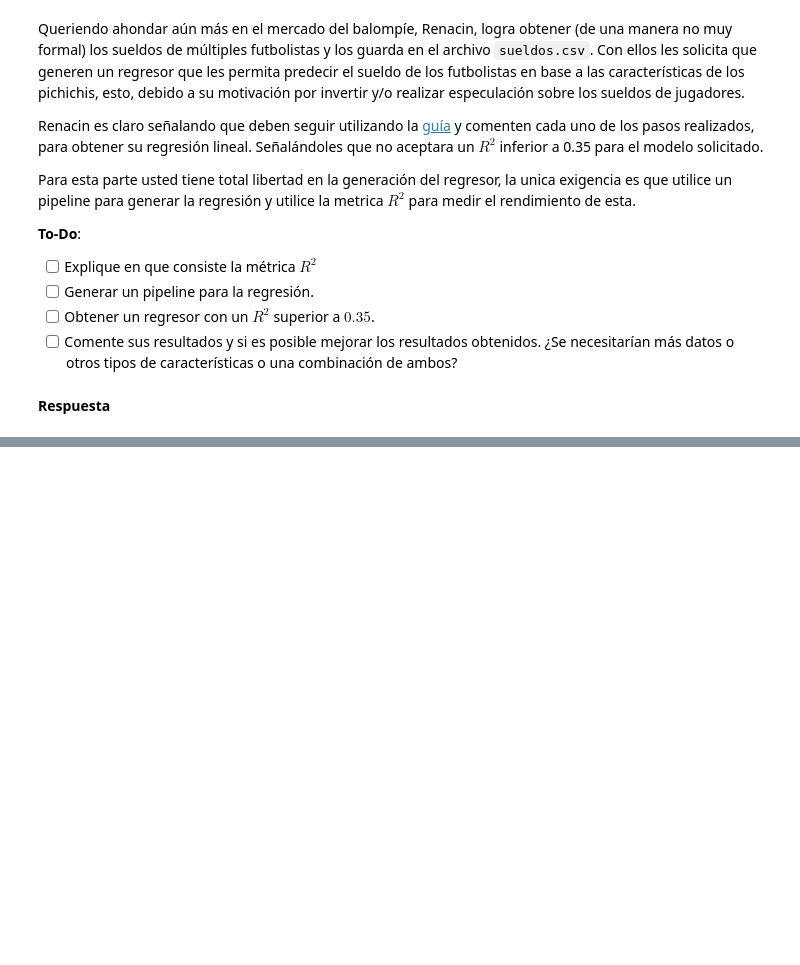
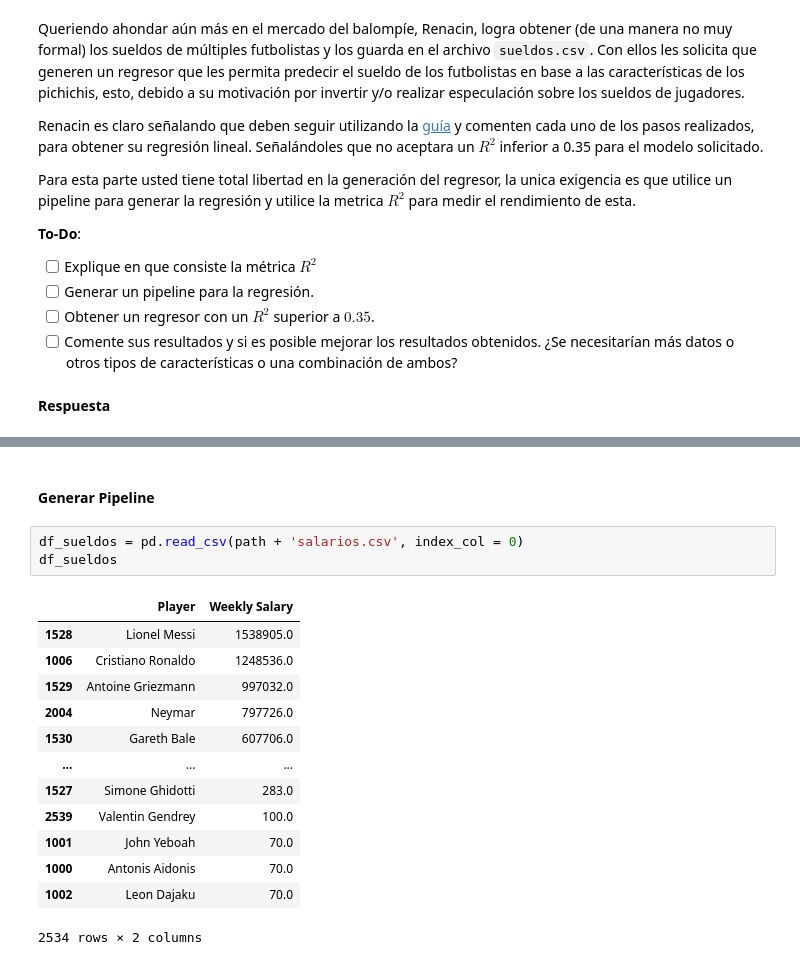
Before and after one commit to sebatinoco/MDS7202, a Jupyter notebook: lab7/Laboratorio7_enunciado.ipynb, the cells around one changed output, grey strips where cells are left out. Cells and saved outputs as stored; diff of their text form; blank space fills up the shorter version.

```diff
--- a/lab7/Laboratorio7_enunciado.ipynb
+++ b/lab7/Laboratorio7_enunciado.ipynb
@@ -305,0 +681,19 @@ Comente de resultados observados y si es posible mejorar los resultados.
+# %% [markdown]
+#### Generar Pipeline
+# %%
+df_sueldos = pd.read_csv(path + 'salarios.csv', index_col = 0)
+df_sueldos
+# %% [output]
+|  | Player | Weekly Salary |
+| 1528 | Lionel Messi | 1538905.0 |
+| 1006 | Cristiano Ronaldo | 1248536.0 |
+| 1529 | Antoine Griezmann | 997032.0 |
+| 2004 | Neymar | 797726.0 |
+| 1530 | Gareth Bale | 607706.0 |
+| ... | ... | ... |
+| 1527 | Simone Ghidotti | 283.0 |
+| 2539 | Valentin Gendrey | 100.0 |
+| 1001 | John Yeboah | 70.0 |
+| 1000 | Antonis Aidonis | 70.0 |
+| 1002 | Leon Dajaku | 70.0 |
+2534 rows × 2 columns
```
Also changed, not shown: parts of 78 cells of this notebook.
